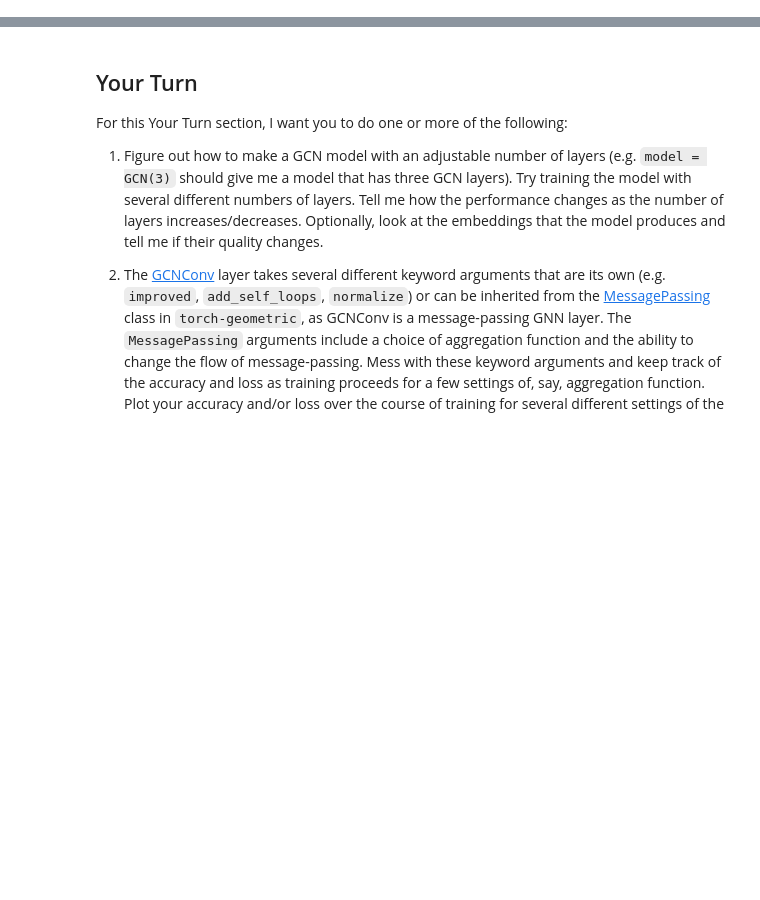
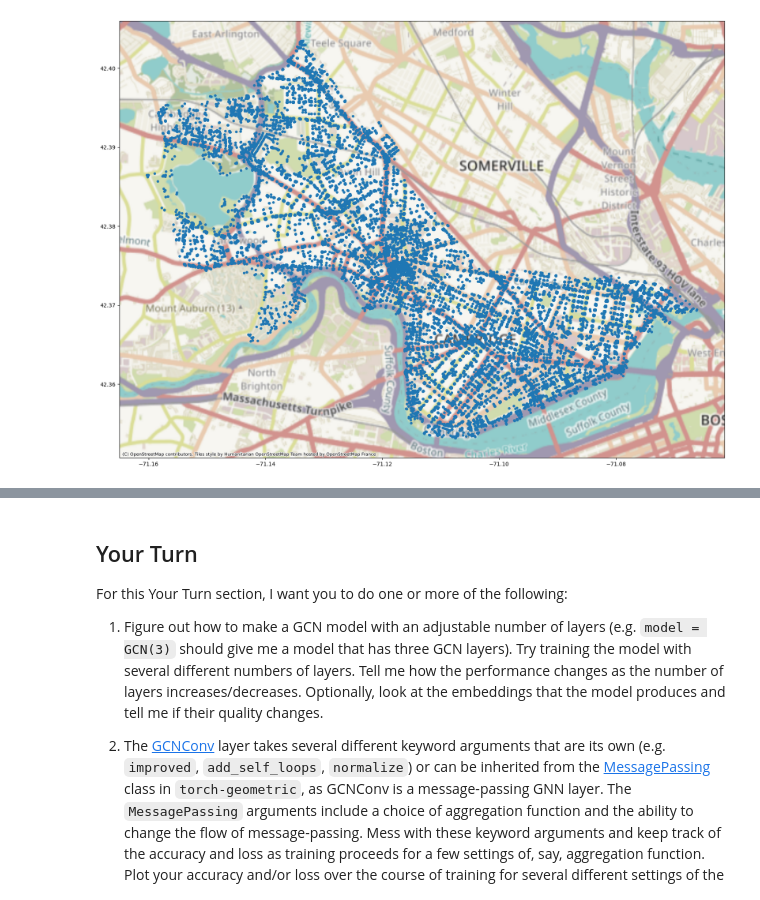
Before and after one commit to network-science-data-and-models/phys7332_fa25, a Jupyter notebook: _sources/notebooks/class_15/class_15_graph_ml_2.ipynb, the cells around one changed output, grey strips where cells are left out. Drawn from its saved outputs; the diff is of its cells as text; code cells hidden in the pictures; blank space fills up the shorter version.

```diff
--- a/_sources/notebooks/class_15/class_15_graph_ml_2.ipynb
+++ b/_sources/notebooks/class_15/class_15_graph_ml_2.ipynb
@@ -75,0 +74,19 @@ Here, though, we're just trying to build embeddings to demonstrate Node2Vec's ca
+# %%
+import osmnx as ox
+from shapely import Point
+import geopandas as gpd
+import matplotlib.pyplot as plt
+import contextily as cx
+
+plt.rcParams['figure.figsize'] = (20, 20)
+S = 15
+
+G = ox.graph_from_place('Cambridge, Massachusetts, United States')
+
+points = [Point((G.nodes[i]['x'], G.nodes[i]['y'])) for i in G.nodes]
+geo_df = gpd.GeoDataFrame(geometry = points, crs='EPSG:4326')
+
+plot = geo_df.plot(markersize=S)
+cx.add_basemap(plot, crs=geo_df.crs.to_string())
+# %% [output]
+[figure, added]
```
Also changed, not shown: parts of 9 cells of this notebook, 7 other files.
